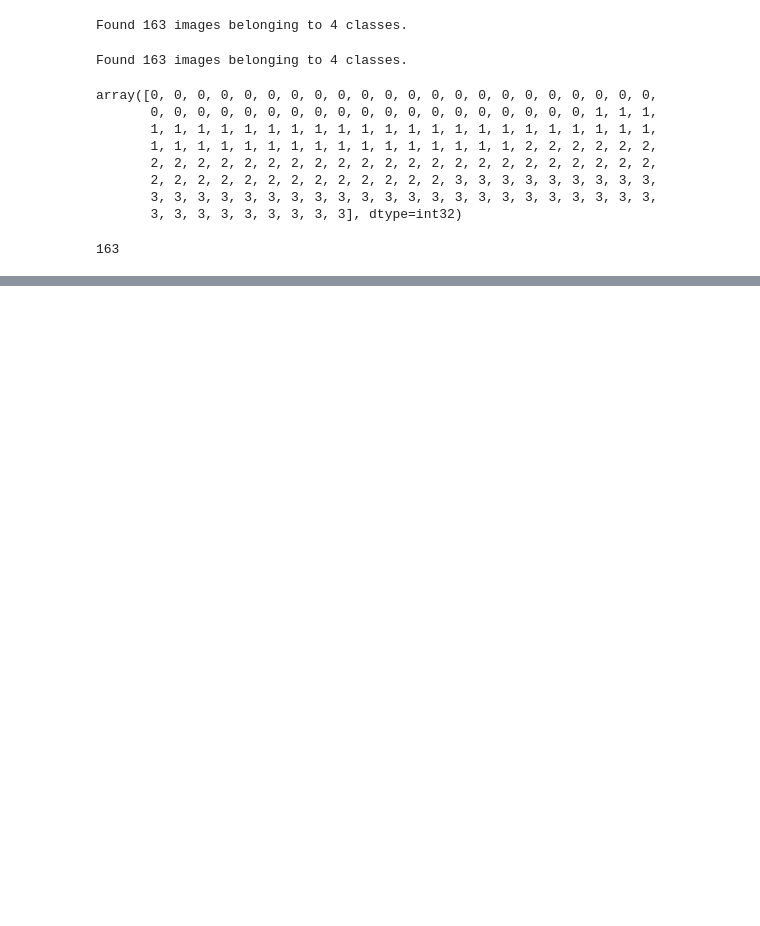
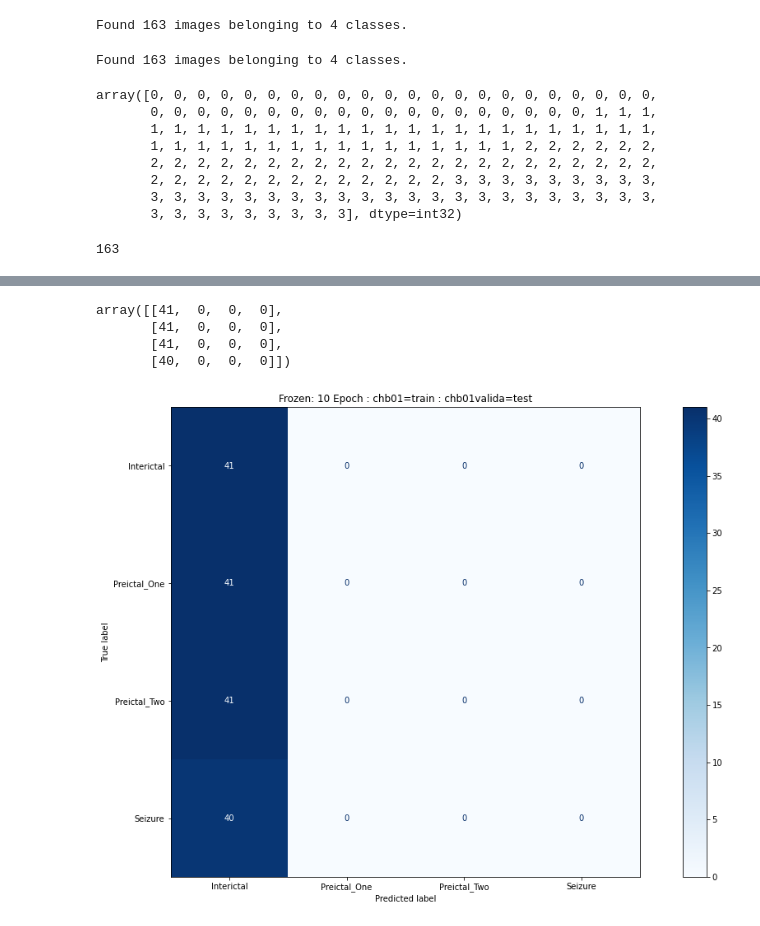
Before and after one commit to nikl1425/DeepLearning_Master, a Jupyter notebook: MIT_Model/Single_Channel_10_epoch_eval.ipynb, the cells around one changed output, grey strips where cells are left out. Saved outputs shown, nothing was run; the diff lists cells and outputs as text; code cells hidden in the pictures; blank space fills up the shorter version.

```diff
--- a/MIT_Model/Single_Channel_10_epoch_eval.ipynb
+++ b/MIT_Model/Single_Channel_10_epoch_eval.ipynb
@@ -103,5 +121,3 @@ number_of_steps = inc_test_gen.samples // batch_size
 number_of_steps
 # %% [output]
 163
-# %%
-y_pred = model.predict(generator_test(), number_of_steps)
@@ -111,0 +126,12 @@ y_pred = model.predict(generator_test(), number_of_steps)
+# %%
+graph = None
+
+def load_model():
+    # global variables
+    global loaded_model
+    global graph
+
+    loaded_model = tf.keras.models.load_model('h5_files/ten_epoch_onlytrain_model.h5')
+    graph = tf.compat.v1.get_default_graph()
+
+load_model()
@@ -112,5 +146,9 @@ y_pred = model.predict(generator_test(), number_of_steps)
+# %%
+
+with graph.as_default():
+    y_pred = loaded_model.predict(generator_test(), steps=number_of_steps)
 # %%
-y_pred_max = y_pred.armax(axis=-1)
+y_pred_max = y_pred.argmax(axis=-1)
 # %%
 from sklearn.metrics import classification_report, multilabel_confusion_matrix, ConfusionMatrixDisplay, confusion_matrix, plot_confusion_matrix
 # %%
@@ -121,11 +170,18 @@ print(clf_report)
 confusion_matrix = confusion_matrix(y_true=y_true, y_pred=list(y_pred_max))
 
 confusion_matrix
+# %% [output]
+array([[41,  0,  0,  0],
+       [41,  0,  0,  0],
+       [41,  0,  0,  0],
+       [40,  0,  0,  0]])
 # %%
 import matplotlib
 # %%
-ConfusionMatrixDisplay(confusion_matrix=confusion_matrix, display_labels=labels_as_array).plot(cmap='Blues')
-plt.title("10 Epoch : chb01=train : chb01valida=test")
+ConfusionMatrixDisplay(confusion_matrix=confusion_matrix, display_labels=labels).plot(cmap='Blues')
+plt.title("Frozen: 10 Epoch : chb01=train : chb01valida=test")
 fig = matplotlib.pyplot.gcf()
 fig.set_size_inches(18.5, 10.5)
 plt.savefig("hi2.png")
+# %% [output]
+[figure, added]
```
Also changed, not shown: parts of 8 cells of this notebook, 3 other files.
